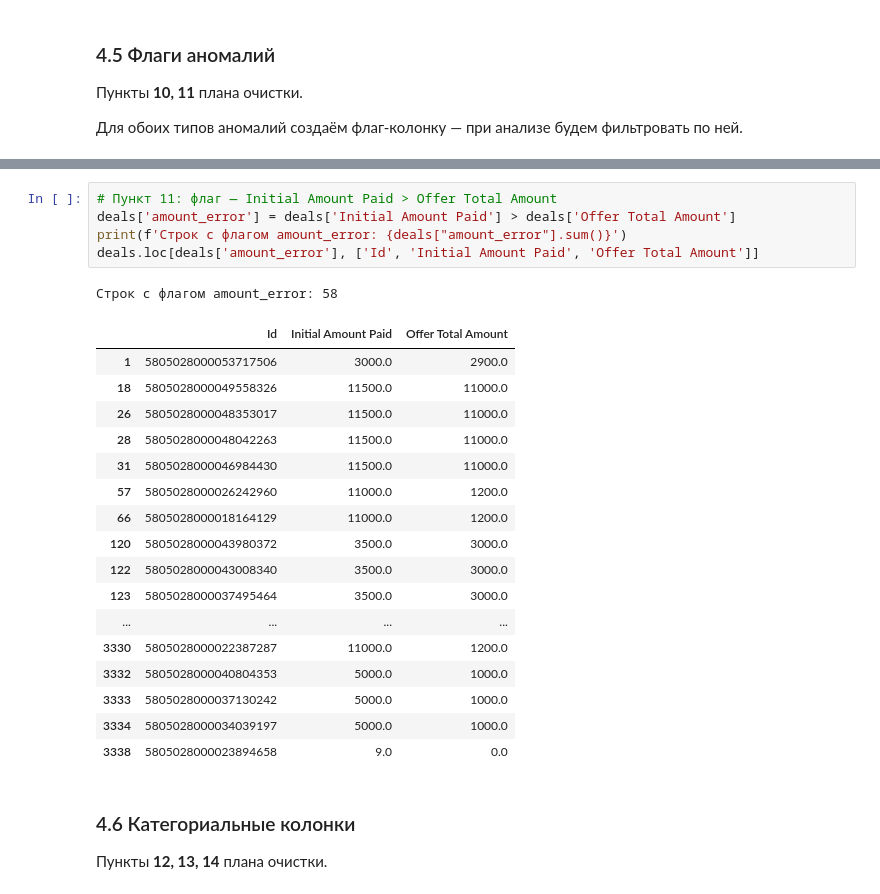
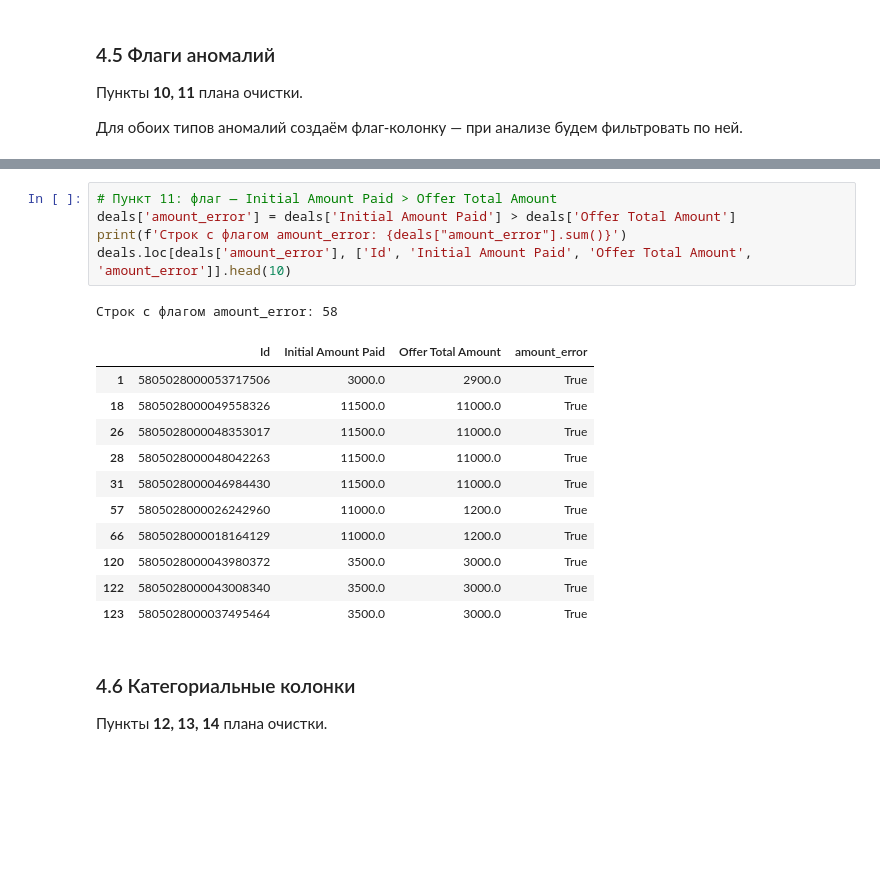
Before and after one commit to gggvitalii90/final_v2_Honcharov, a Jupyter notebook: notebooks/01_cleaning.ipynb, the cells around one changed output, grey strips where cells are left out. Cells and saved outputs as stored; diff of their text form; blank space fills up the shorter version.

```diff
--- a/notebooks/01_cleaning.ipynb
+++ b/notebooks/01_cleaning.ipynb
@@ -1190,27 +1184,21 @@ deals.loc[deals['closing_date_error'], ['Id', 'Created Time', 'Closing Date']]
 # %%
 # Пункт 11: флаг — Initial Amount Paid > Offer Total Amount
 deals['amount_error'] = deals['Initial Amount Paid'] > deals['Offer Total Amount']
 print(f'Строк с флагом amount_error: {deals["amount_error"].sum()}')
-deals.loc[deals['amount_error'], ['Id', 'Initial Amount Paid', 'Offer Total Amount']]
+deals.loc[deals['amount_error'], ['Id', 'Initial Amount Paid', 'Offer Total Amount', 'amount_error']].head(10)
 # %% [output]
 Строк с флагом amount_error: 58
-|  | Id | Initial Amount Paid | Offer Total Amount |
-| 1 | 5805028000053717506 | 3000.0 | 2900.0 |
-| 18 | 5805028000049558326 | 11500.0 | 11000.0 |
-| 26 | 5805028000048353017 | 11500.0 | 11000.0 |
-| 28 | 5805028000048042263 | 11500.0 | 11000.0 |
-| 31 | 5805028000046984430 | 11500.0 | 11000.0 |
-| 57 | 5805028000026242960 | 11000.0 | 1200.0 |
-| 66 | 5805028000018164129 | 11000.0 | 1200.0 |
-| 120 | 5805028000043980372 | 3500.0 | 3000.0 |
-| 122 | 5805028000043008340 | 3500.0 | 3000.0 |
-| 123 | 5805028000037495464 | 3500.0 | 3000.0 |
-| ... | ... | ... | ... |
-| 3330 | 5805028000022387287 | 11000.0 | 1200.0 |
-| 3332 | 5805028000040804353 | 5000.0 | 1000.0 |
-| 3333 | 5805028000037130242 | 5000.0 | 1000.0 |
-| 3334 | 5805028000034039197 | 5000.0 | 1000.0 |
-| 3338 | 5805028000023894658 | 9.0 | 0.0 |
+|  | Id | Initial Amount Paid | Offer Total Amount | amount_error |
+| 1 | 5805028000053717506 | 3000.0 | 2900.0 | True |
+| 18 | 5805028000049558326 | 11500.0 | 11000.0 | True |
+| 26 | 5805028000048353017 | 11500.0 | 11000.0 | True |
+| 28 | 5805028000048042263 | 11500.0 | 11000.0 | True |
+| 31 | 5805028000046984430 | 11500.0 | 11000.0 | True |
+| 57 | 5805028000026242960 | 11000.0 | 1200.0 | True |
+| 66 | 5805028000018164129 | 11000.0 | 1200.0 | True |
+| 120 | 5805028000043980372 | 3500.0 | 3000.0 | True |
+| 122 | 5805028000043008340 | 3500.0 | 3000.0 | True |
+| 123 | 5805028000037495464 | 3500.0 | 3000.0 | True |
 # %% [markdown]
 ### 4.6 Категориальные колонки
 
```
Also changed, not shown: parts of 2 cells of this notebook.
